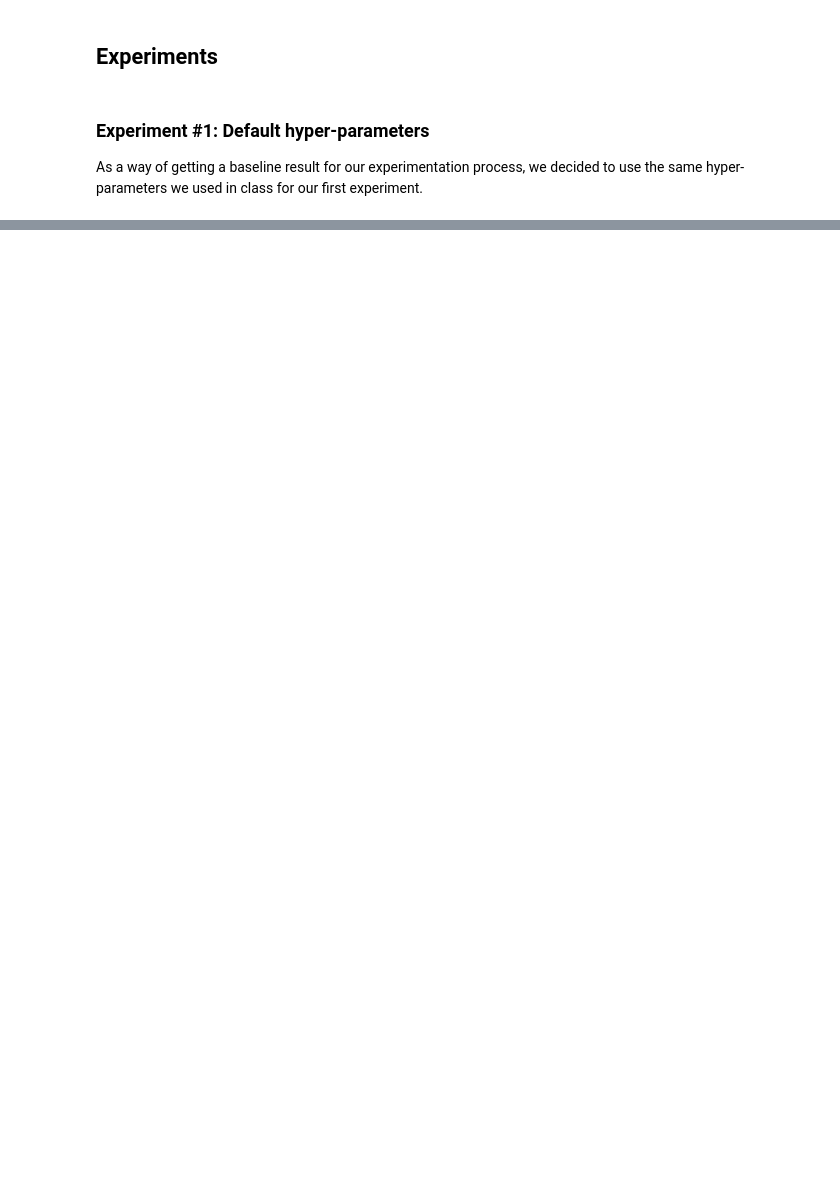
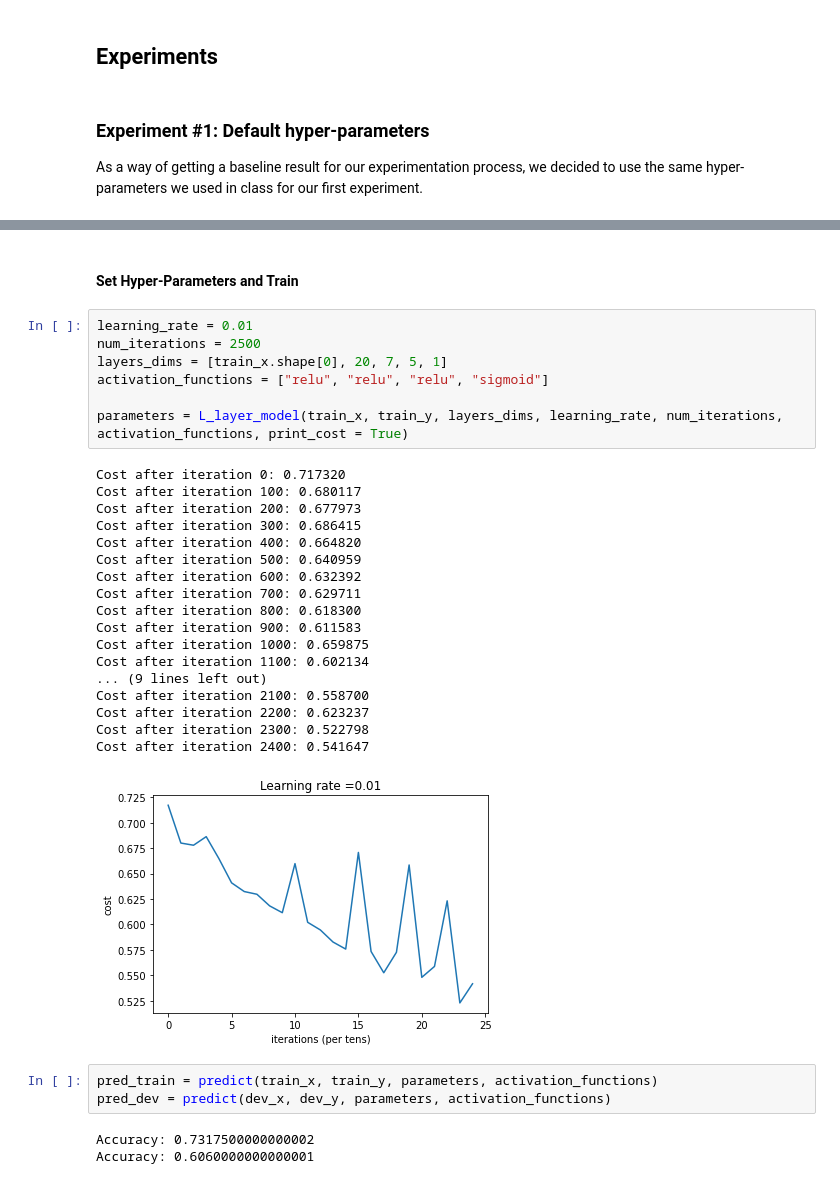
Before and after one commit to JorgeGiovannetti/CatVsDogBinaryClassifier, a Jupyter notebook: CatVsDogModel.ipynb, the cells around one changed output, grey strips where cells are left out. Drawn from its saved outputs; the diff is of its cells as text; blank space fills up the shorter version.

```diff
--- a/CatVsDogModel.ipynb
+++ b/CatVsDogModel.ipynb
@@ -260,0 +268,34 @@ Cost after iteration 2400: 0.464851
+# %% [markdown]
+#### Set Hyper-Parameters and Train
+# %%
+learning_rate = 0.01
+num_iterations = 2500
+layers_dims = [train_x.shape[0], 20, 7, 5, 1]
+activation_functions = ["relu", "relu", "relu", "sigmoid"]
+
+parameters = L_layer_model(train_x, train_y, layers_dims, learning_rate, num_iterations, activation_functions, print_cost = True)
+# %% [output]
+Cost after iteration 0: 0.717320
+Cost after iteration 100: 0.680117
+Cost after iteration 200: 0.677973
+Cost after iteration 300: 0.686415
+Cost after iteration 400: 0.664820
+Cost after iteration 500: 0.640959
+Cost after iteration 600: 0.632392
+Cost after iteration 700: 0.629711
+Cost after iteration 800: 0.618300
+Cost after iteration 900: 0.611583
+Cost after iteration 1000: 0.659875
+Cost after iteration 1100: 0.602134
+... (9 lines left out)
+Cost after iteration 2100: 0.558700
+Cost after iteration 2200: 0.623237
+Cost after iteration 2300: 0.522798
+Cost after iteration 2400: 0.541647
+[figure, added]
+# %%
+pred_train = predict(train_x, train_y, parameters, activation_functions)
+pred_dev = predict(dev_x, dev_y, parameters, activation_functions)
+# %% [output]
+Accuracy: 0.7317500000000002
+Accuracy: 0.6060000000000001
```
Also changed, not shown: parts of 70 cells of this notebook.
